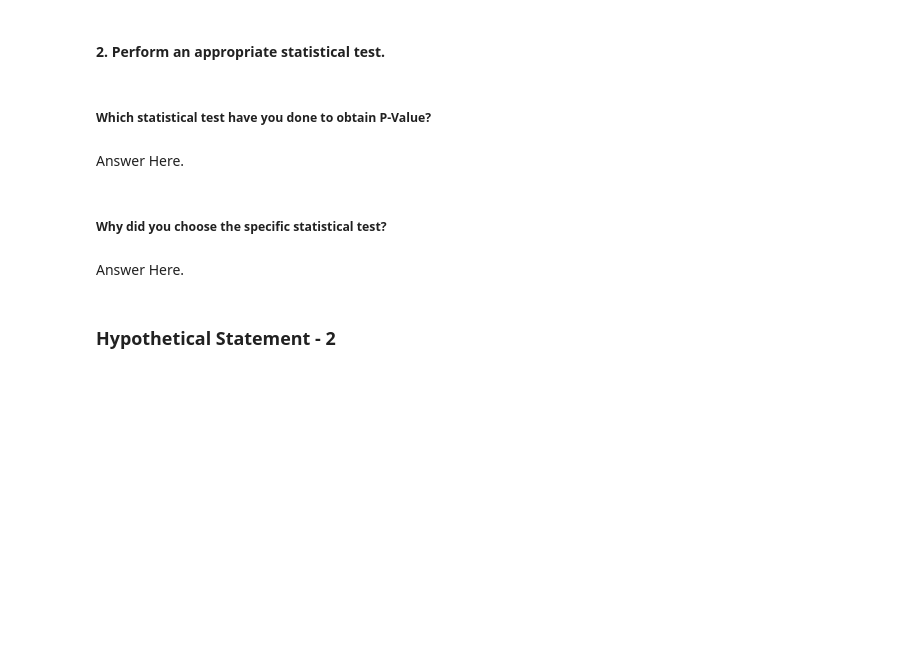
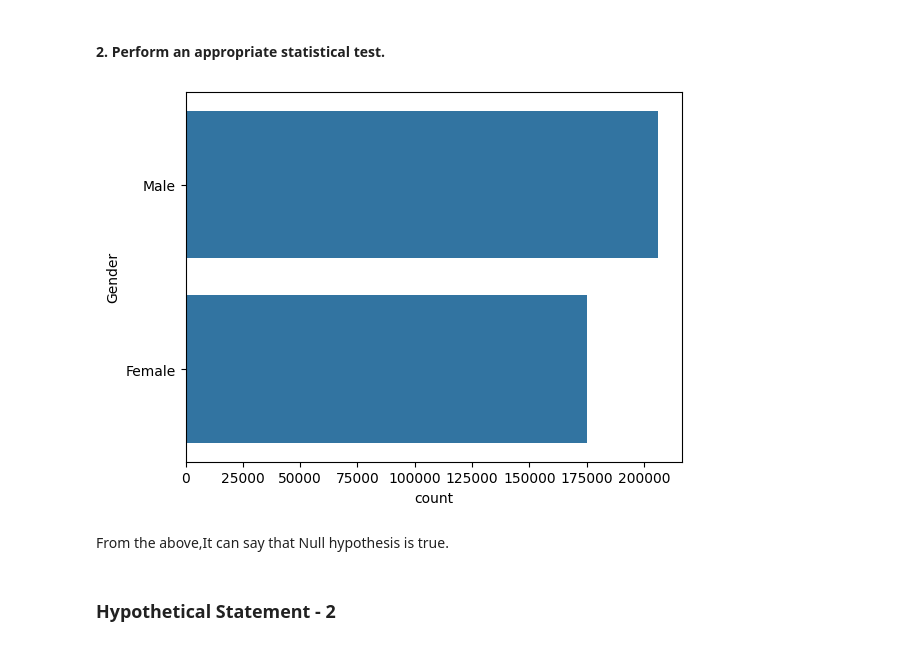
Before and after one commit to shanmukhareddygali/Max-Life-Health-Insurance-Cross-Sell-Prediction-using-Machine-Learning, a Jupyter notebook: Copy_of_Sample_ML_Submission_Template.ipynb, the cells around one changed output. Saved outputs shown, nothing was run; the diff lists cells and outputs as text; code cells hidden in the pictures; blank space fills up the shorter version.

```diff
--- a/Copy_of_Sample_ML_Submission_Template.ipynb
+++ b/Copy_of_Sample_ML_Submission_Template.ipynb
@@ -817,11 +823,12 @@ Answer Here.
-# %% [markdown]
-##### Which statistical test have you done to obtain P-Value?
-# %% [markdown]
-Answer Here.
-# %% [markdown]
-##### Why did you choose the specific statistical test?
-# %% [markdown]
-Answer Here.
+# %%
+#code for first statement
+df_Response = df[df['Response'] == 'yes']
+sns.countplot(y=df['Gender'], data= df_Response)
+plt.show()
+# %% [output]
+[figure, added]
+# %% [markdown]
+From the above,It can say that Null hypothesis is true.
 # %% [markdown]
 ### Hypothetical Statement - 2
 # %% [markdown]
```
Also changed, not shown: parts of 40 cells of this notebook.
